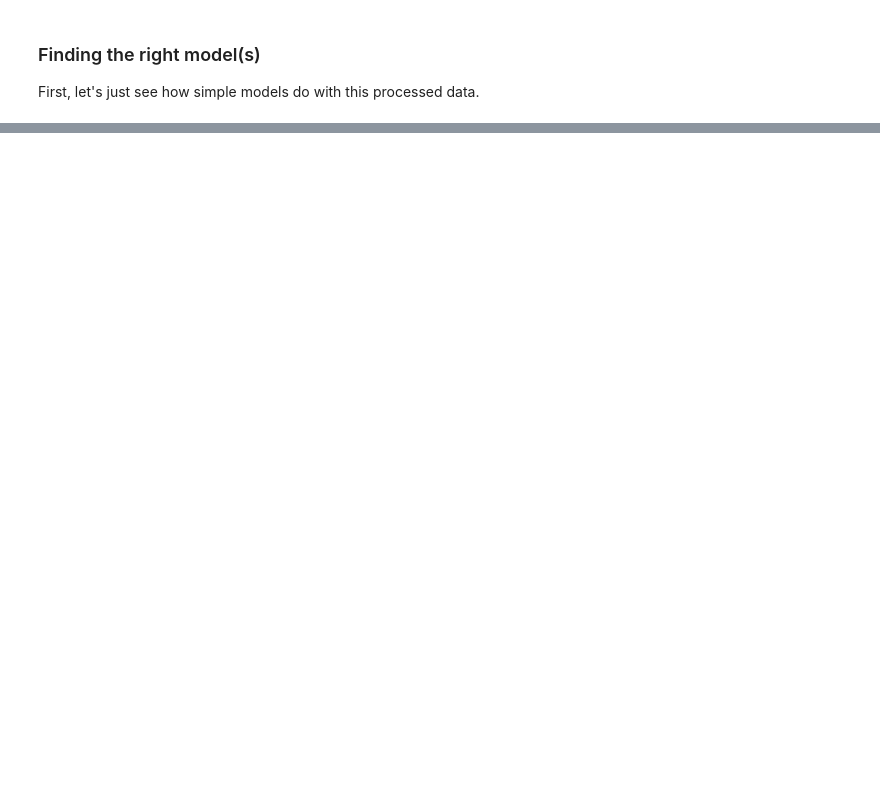
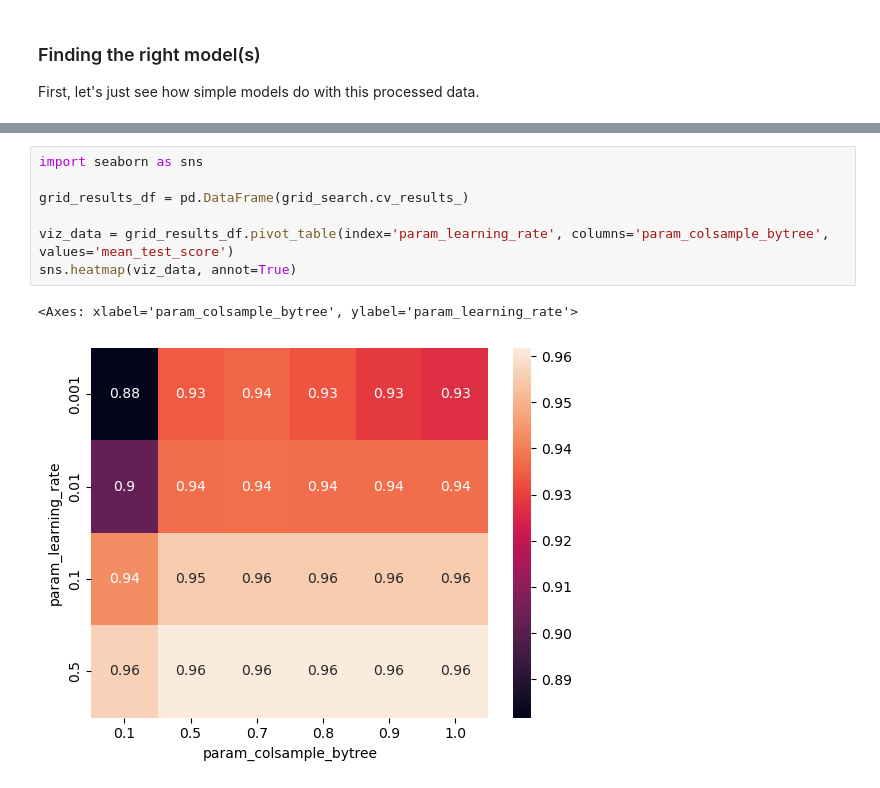
Before and after one commit to jaqueshere/kaggle-playground-stellar, a Jupyter notebook: kaggle-astro-training.ipynb, the cells around one changed output, grey strips where cells are left out. Drawn from its saved outputs; the diff is of its cells as text; blank space fills up the shorter version.

```diff
--- a/kaggle-astro-training.ipynb
+++ b/kaggle-astro-training.ipynb
@@ -228,0 +270,10 @@ Balanced accuracy score with xgb and combined features: 0.9537187174905667
+# %%
+import seaborn as sns
+
+grid_results_df = pd.DataFrame(grid_search.cv_results_)
+
+viz_data = grid_results_df.pivot_table(index='param_learning_rate', columns='param_colsample_bytree', values='mean_test_score')
+sns.heatmap(viz_data, annot=True)
+# %% [output]
+<Axes: xlabel='param_colsample_bytree', ylabel='param_learning_rate'>
+[figure, added]
```
Also changed, not shown: parts of 15 cells of this notebook, 1 other file.
